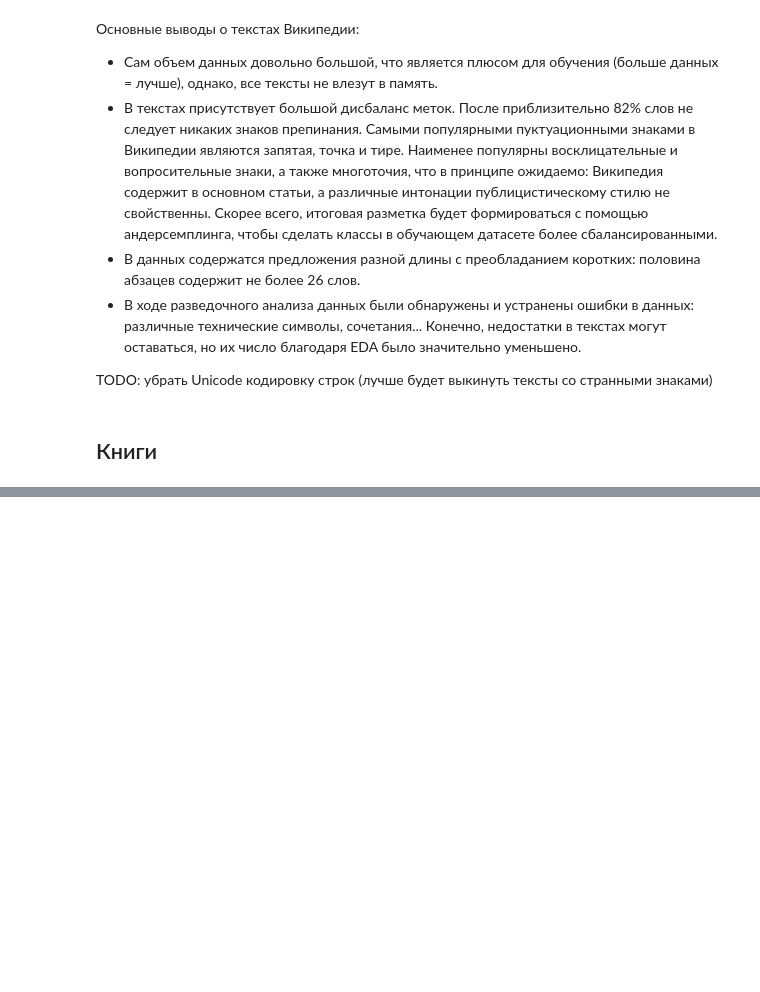
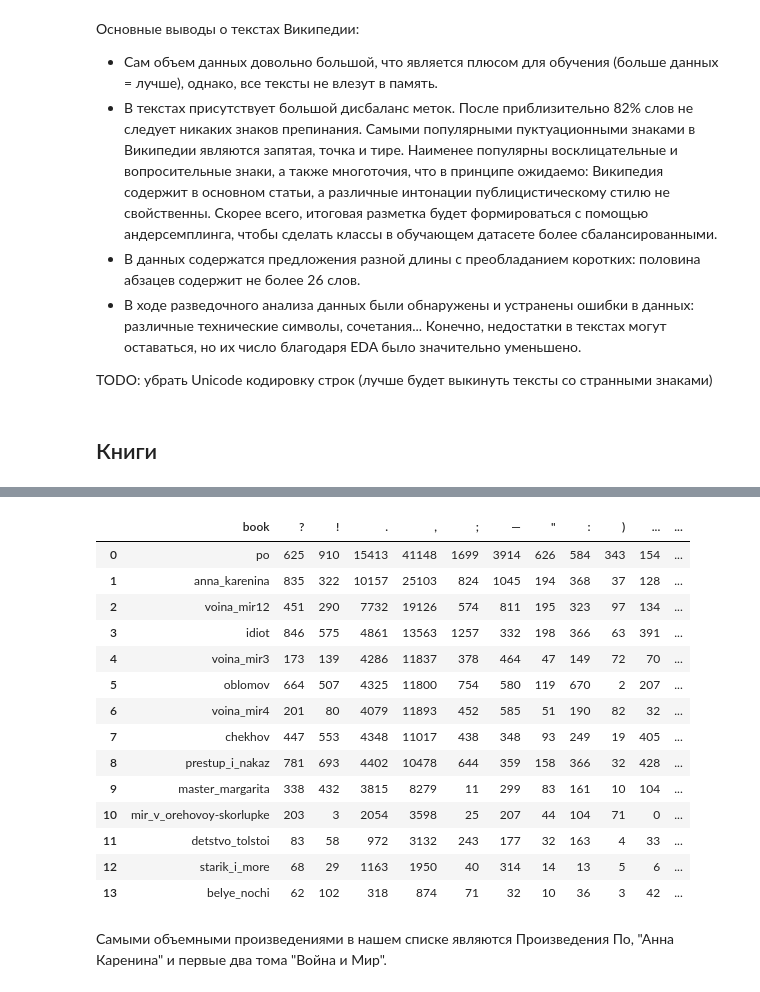
Before and after one commit to Markusiko/RuPunctNet, a Jupyter notebook: EDA/EDA.ipynb, the cells around one changed output, grey strips where cells are left out. Drawn from its saved outputs; the diff is of its cells as text; code cells hidden in the pictures; blank space fills up the shorter version.

```diff
--- a/EDA/EDA.ipynb
+++ b/EDA/EDA.ipynb
@@ -201,0 +279,28 @@ TODO: убрать Unicode кодировку строк (лучше будет
+# %%
+needed_labels = ['?', '!', '.', ',', ';', '—', '"', ':', ')', '...', 'o']
+
+all_books_stats = []
+for book in dict_book_stats.keys():
+    all_books_stats.append([book, *[dict_book_stats[book][label] for label in needed_labels]])
+
+df_books_stats = pd.DataFrame(all_books_stats, columns=['book', *needed_labels])
+df_books_stats['total'] = df_books_stats.drop('book', axis=1).sum(axis=1)
+df_books_stats.sort_values(by='total', ascending=False).reset_index(drop=True)
+# %% [output]
+|  | book | ? | ! | . | , | ; | — | " | : | ) | ... | ... |
+| 0 | po | 625 | 910 | 15413 | 41148 | 1699 | 3914 | 626 | 584 | 343 | 154 | ... |
+| 1 | anna_karenina | 835 | 322 | 10157 | 25103 | 824 | 1045 | 194 | 368 | 37 | 128 | ... |
+| 2 | voina_mir12 | 451 | 290 | 7732 | 19126 | 574 | 811 | 195 | 323 | 97 | 134 | ... |
+| 3 | idiot | 846 | 575 | 4861 | 13563 | 1257 | 332 | 198 | 366 | 63 | 391 | ... |
+| 4 | voina_mir3 | 173 | 139 | 4286 | 11837 | 378 | 464 | 47 | 149 | 72 | 70 | ... |
+| 5 | oblomov | 664 | 507 | 4325 | 11800 | 754 | 580 | 119 | 670 | 2 | 207 | ... |
+| 6 | voina_mir4 | 201 | 80 | 4079 | 11893 | 452 | 585 | 51 | 190 | 82 | 32 | ... |
+| 7 | chekhov | 447 | 553 | 4348 | 11017 | 438 | 348 | 93 | 249 | 19 | 405 | ... |
+| 8 | prestup_i_nakaz | 781 | 693 | 4402 | 10478 | 644 | 359 | 158 | 366 | 32 | 428 | ... |
+| 9 | master_margarita | 338 | 432 | 3815 | 8279 | 11 | 299 | 83 | 161 | 10 | 104 | ... |
+| 10 | mir_v_orehovoy-skorlupke | 203 | 3 | 2054 | 3598 | 25 | 207 | 44 | 104 | 71 | 0 | ... |
+| 11 | detstvo_tolstoi | 83 | 58 | 972 | 3132 | 243 | 177 | 32 | 163 | 4 | 33 | ... |
+| 12 | starik_i_more | 68 | 29 | 1163 | 1950 | 40 | 314 | 14 | 13 | 5 | 6 | ... |
+| 13 | belye_nochi | 62 | 102 | 318 | 874 | 71 | 32 | 10 | 36 | 3 | 42 | ... |
+# %% [markdown]
+Самыми объемными произведениями в нашем списке являются Произведения По, "Анна Каренина" и первые два тома "Война и Мир".
```
Also changed, not shown: parts of 14 cells of this notebook, 2 other files.
